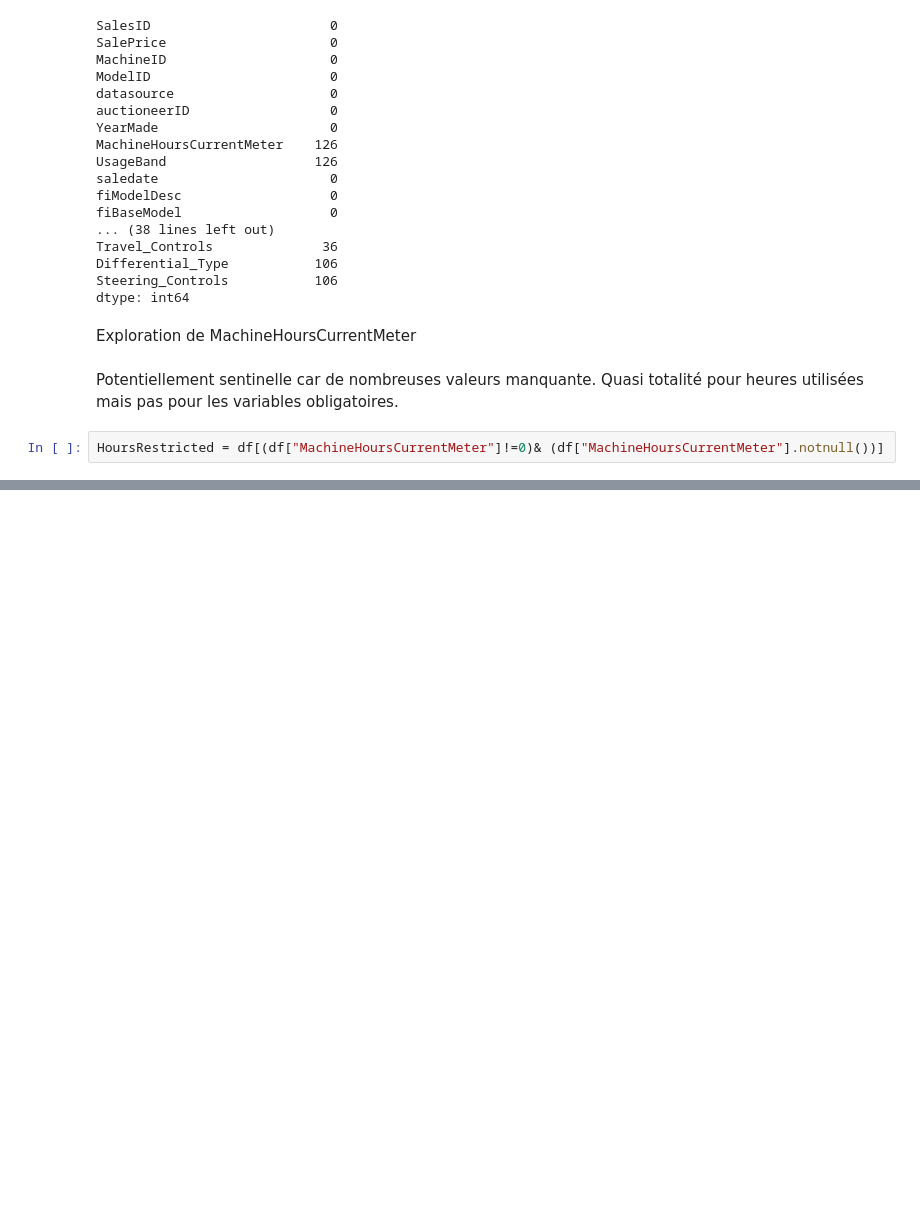
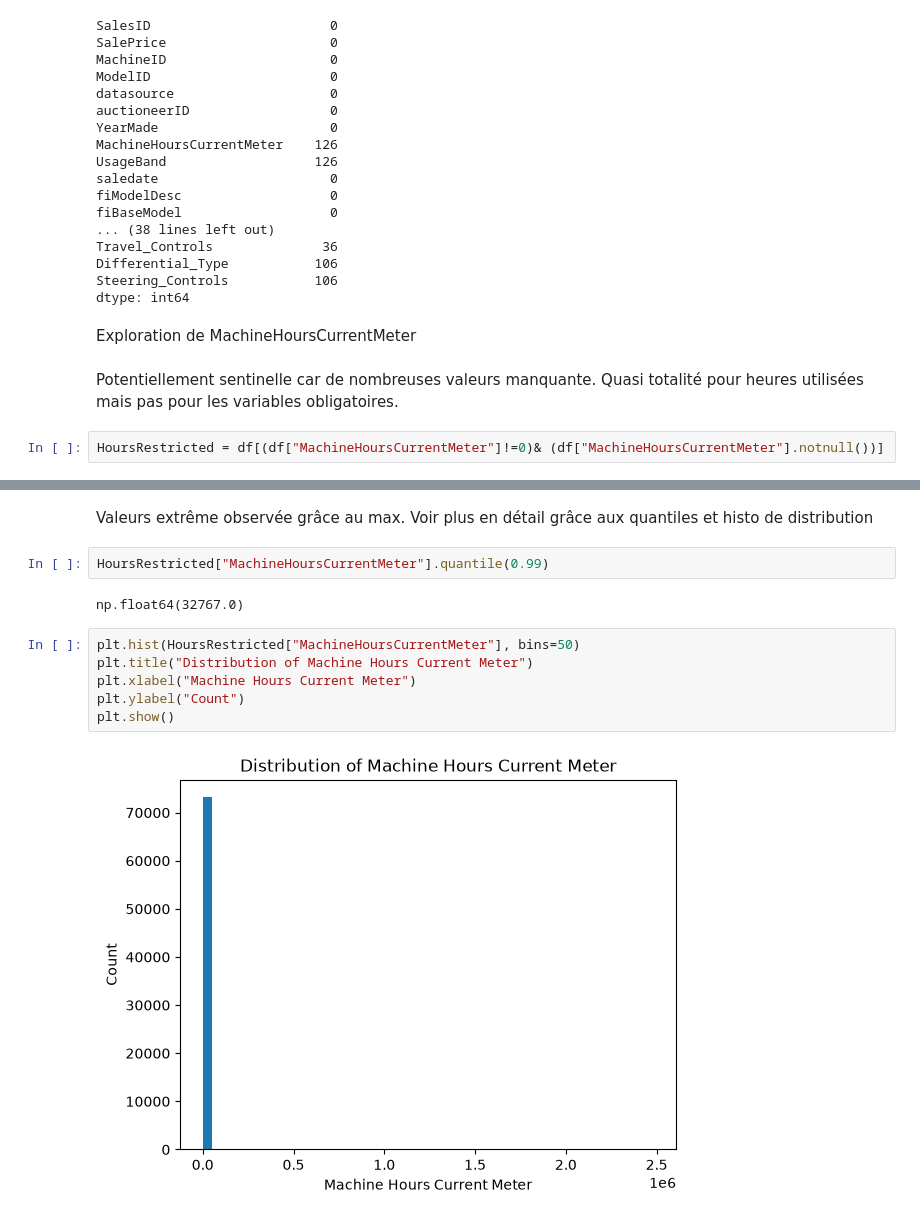
Before and after one commit to AbramLakhvinder/asset-valuation-project, a Jupyter notebook: notebooks/01_data_audit.ipynb, the cells around one changed output, grey strips where cells are left out. Saved outputs shown, nothing was run; the diff lists cells and outputs as text; blank space fills up the shorter version.

```diff
--- a/notebooks/01_data_audit.ipynb
+++ b/notebooks/01_data_audit.ipynb
@@ -329,0 +353,14 @@ HoursRestricted = df[(df["MachineHoursCurrentMeter"]!=0)& (df["MachineHoursCurre
+# %% [markdown]
+Valeurs extrême observée grâce au max. Voir plus en détail grâce aux quantiles et histo de distribution
+# %%
+HoursRestricted["MachineHoursCurrentMeter"].quantile(0.99)
+# %% [output]
+np.float64(32767.0)
+# %%
+plt.hist(HoursRestricted["MachineHoursCurrentMeter"], bins=50)
+plt.title("Distribution of Machine Hours Current Meter")
+plt.xlabel("Machine Hours Current Meter")
+plt.ylabel("Count")
+plt.show()
+# %% [output]
+[figure, added]
```
Also changed, not shown: parts of 12 cells of this notebook.
